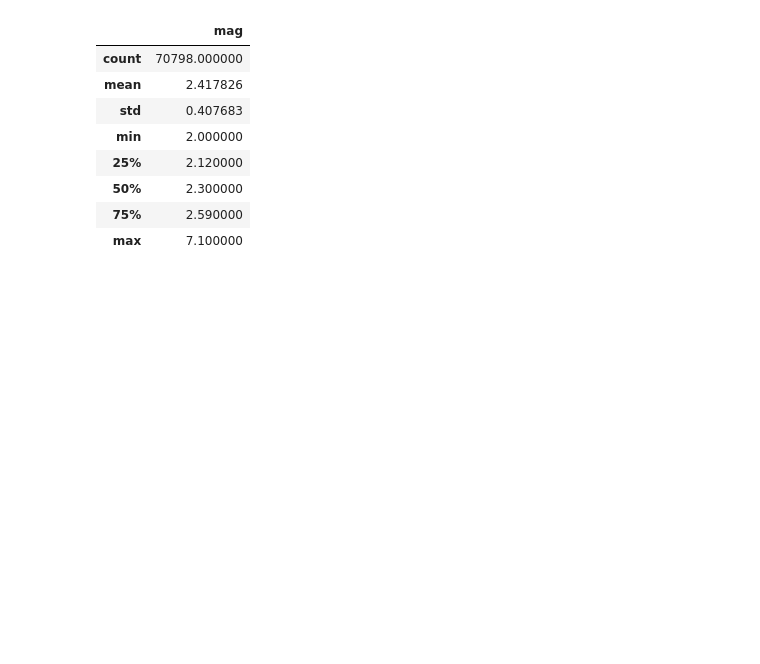
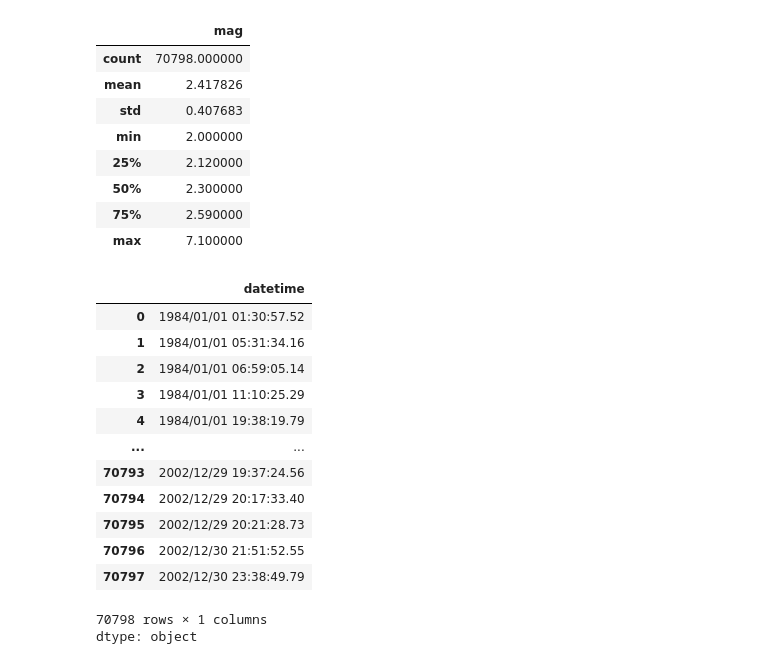
Before and after one commit to ashtonsouthwick/DSPS_ASouthwick, a Jupyter notebook: Labs/earthquake_data_munging.ipynb, the cells around one changed output. Cells and saved outputs as stored; diff of their text form; code cells hidden in the pictures; blank space fills up the shorter version.

```diff
--- a/Labs/earthquake_data_munging.ipynb
+++ b/Labs/earthquake_data_munging.ipynb
@@ -71,3 +71,21 @@ earthquakes.describe()
 | max | 7.100000 |
 # %%
 earthquakes['newdate'] = earthquakes['date'].map(pd.to_datetime)
+# %%
+earthquakes['datetime'] = earthquakes['date'] + " " + earthquakes['time']
+earthquakes['datetime']
+# %% [output]
+|  | datetime |
+| 0 | 1984/01/01 01:30:57.52 |
+| 1 | 1984/01/01 05:31:34.16 |
+| 2 | 1984/01/01 06:59:05.14 |
+| 3 | 1984/01/01 11:10:25.29 |
+| 4 | 1984/01/01 19:38:19.79 |
+| ... | ... |
+| 70793 | 2002/12/29 19:37:24.56 |
+| 70794 | 2002/12/29 20:17:33.40 |
+| 70795 | 2002/12/29 20:21:28.73 |
+| 70796 | 2002/12/30 21:51:52.55 |
+| 70797 | 2002/12/30 23:38:49.79 |
+70798 rows × 1 columns
+dtype: object
```
Also changed, not shown: parts of 7 cells of this notebook.
